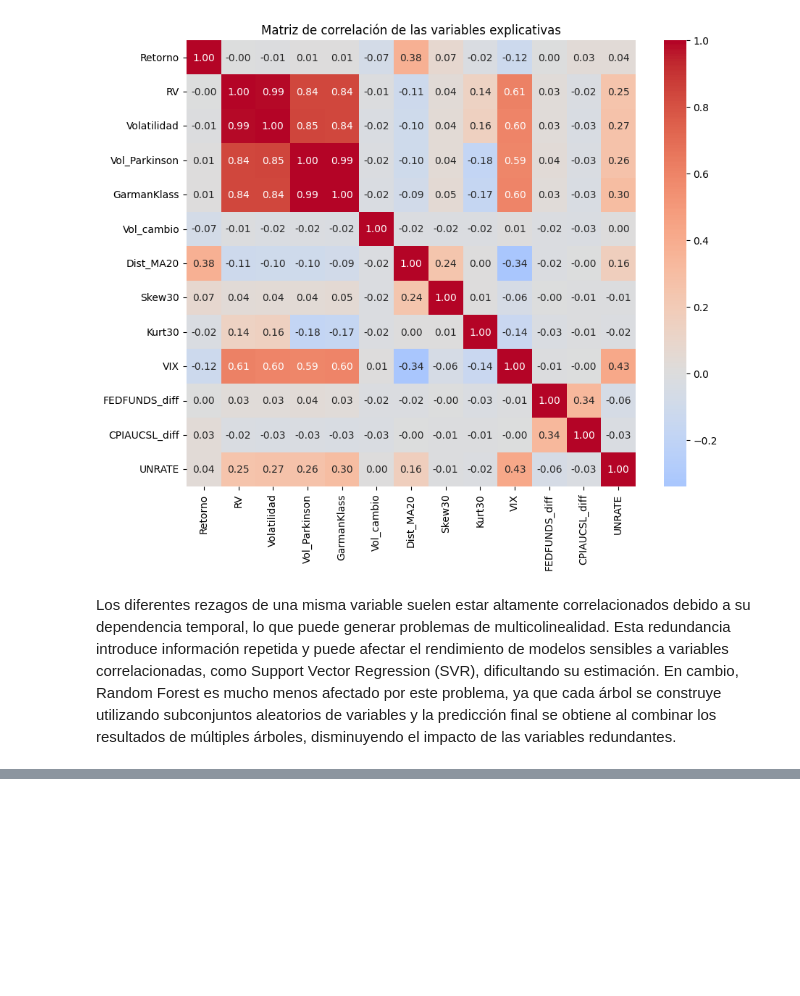
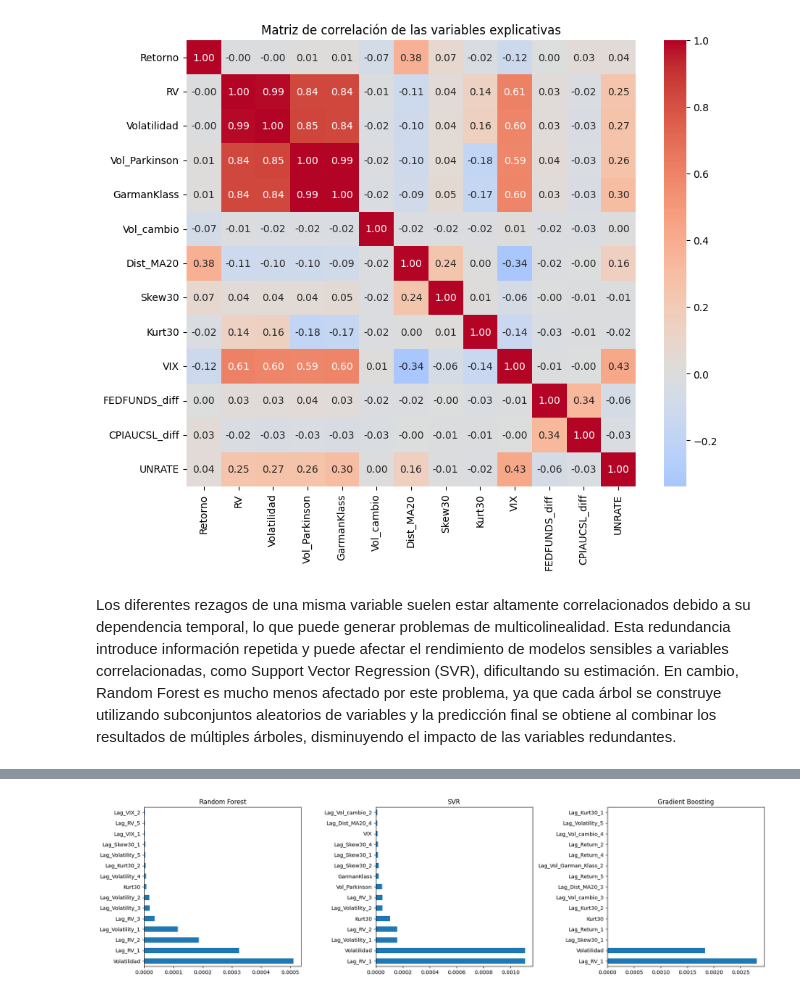
Before and after one commit to Felipe-Lopez-Vergara/ds_finance_-Lopez-, a Jupyter notebook: notebooks/HW_Sesion_6.ipynb, the cells around one changed output, grey strips where cells are left out. Cells and saved outputs as stored; diff of their text form; code cells hidden in the pictures; blank space fills up the shorter version.

```diff
--- a/notebooks/HW_Sesion_6.ipynb
+++ b/notebooks/HW_Sesion_6.ipynb
@@ -304,0 +587,44 @@ Los diferentes rezagos de una misma variable suelen estar altamente correlaciona
+# %%
+# Permutation Importance para los tres modelos
+
+from sklearn.inspection import permutation_importance
+
+models = {
+    "Random Forest": best_rf,
+    "SVR": best_svr,
+    "Gradient Boosting": best_gbr
+}
+
+perm_results = {}
+
+for name, model in models.items():
+
+    result = permutation_importance(
+        model,
+        X_test_scaled,
+        y_test,
+        n_repeats=30,
+        random_state=42,
+        scoring="neg_mean_squared_error"
+    )
+
+    perm_results[name] = pd.Series(
+        result.importances_mean,
+        index=features
+    ).sort_values(ascending=False)
+
+
+# Ejemplo gráfico
+fig, axes = plt.subplots(1, 3, figsize=(18,5))
+
+for ax, (name, importance) in zip(axes, perm_results.items()):
+    importance.head(15).plot(
+        kind="barh",
+        ax=ax,
+        title=name
+    )
+
+plt.tight_layout()
+plt.show()
+# %% [output]
+[figure, added]
```
Also changed, not shown: parts of 29 cells of this notebook.
